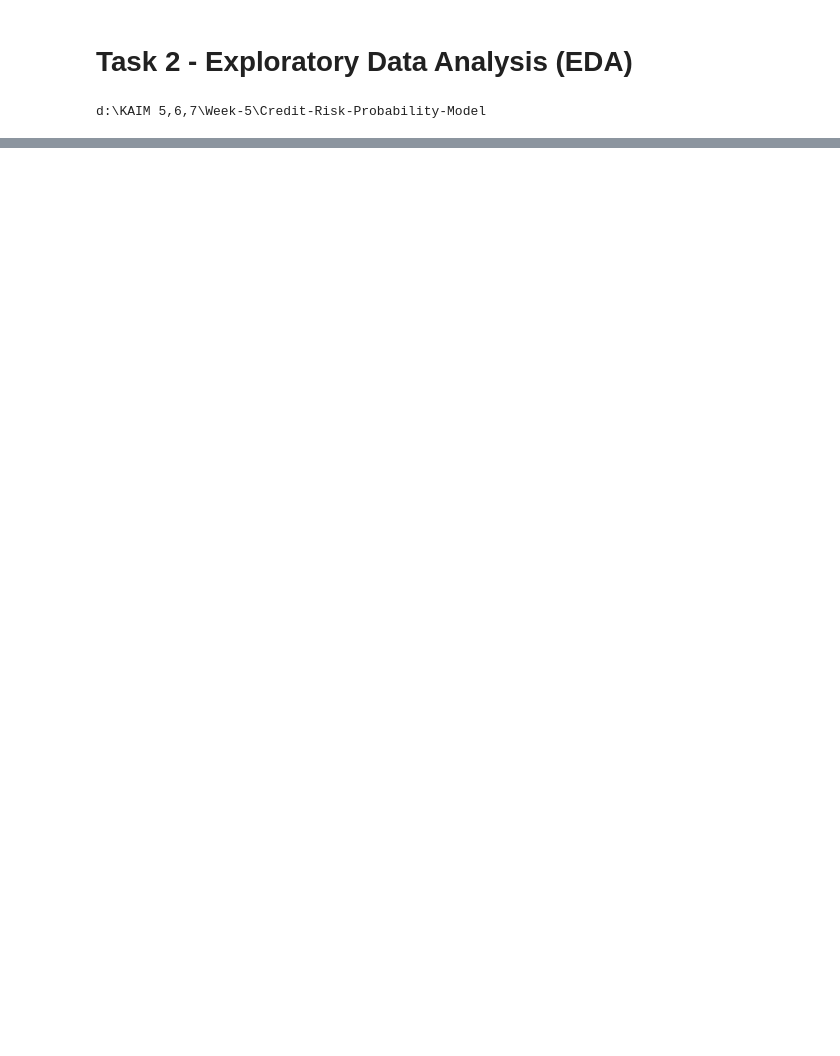
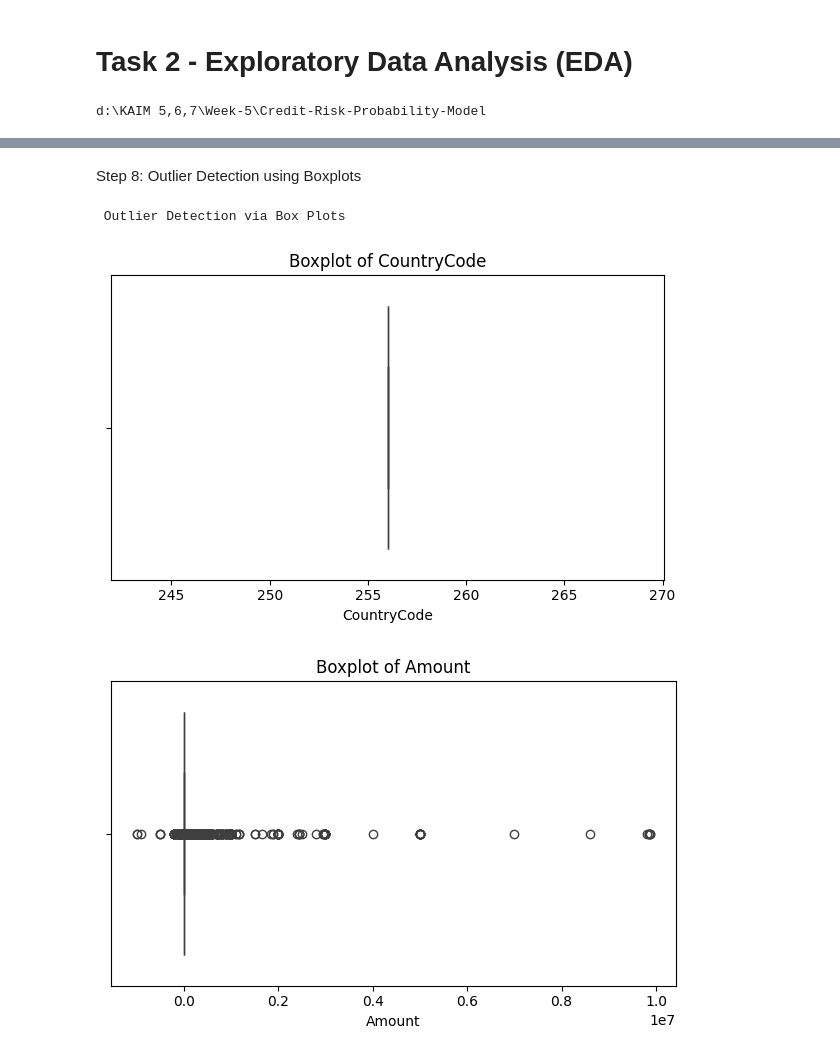
Before and after one commit to Addisu22/Credit-Risk-Probability-Model, a Jupyter notebook: notebooks/EDA.ipynb, the cells around one changed output, grey strips where cells are left out. Cells and saved outputs as stored; diff of their text form; code cells hidden in the pictures; blank space fills up the shorter version.

```diff
--- a/notebooks/EDA.ipynb
+++ b/notebooks/EDA.ipynb
@@ -33,11 +124,8 @@ NameError: name 'df' is not defined
+# %% [markdown]
+ Step 8: Outlier Detection using Boxplots
 # %%
-df = load_data("data.csv")
-if df is not None:
-    data_overview(df)
-    summary_statistics(df)
-    plot_numerical_distribution(df)
-    plot_categorical_distribution(df)
-    correlation_analysis(df)
-    missing_value_analysis(df)
-    outlier_detection(df)
-    summarize_insights(df)
+detect_outliers(df, num_cols)
+# %% [output]
+ Outlier Detection via Box Plots
+[figure, added]
+[figure, added]
```
Also changed, not shown: parts of 17 cells of this notebook.
